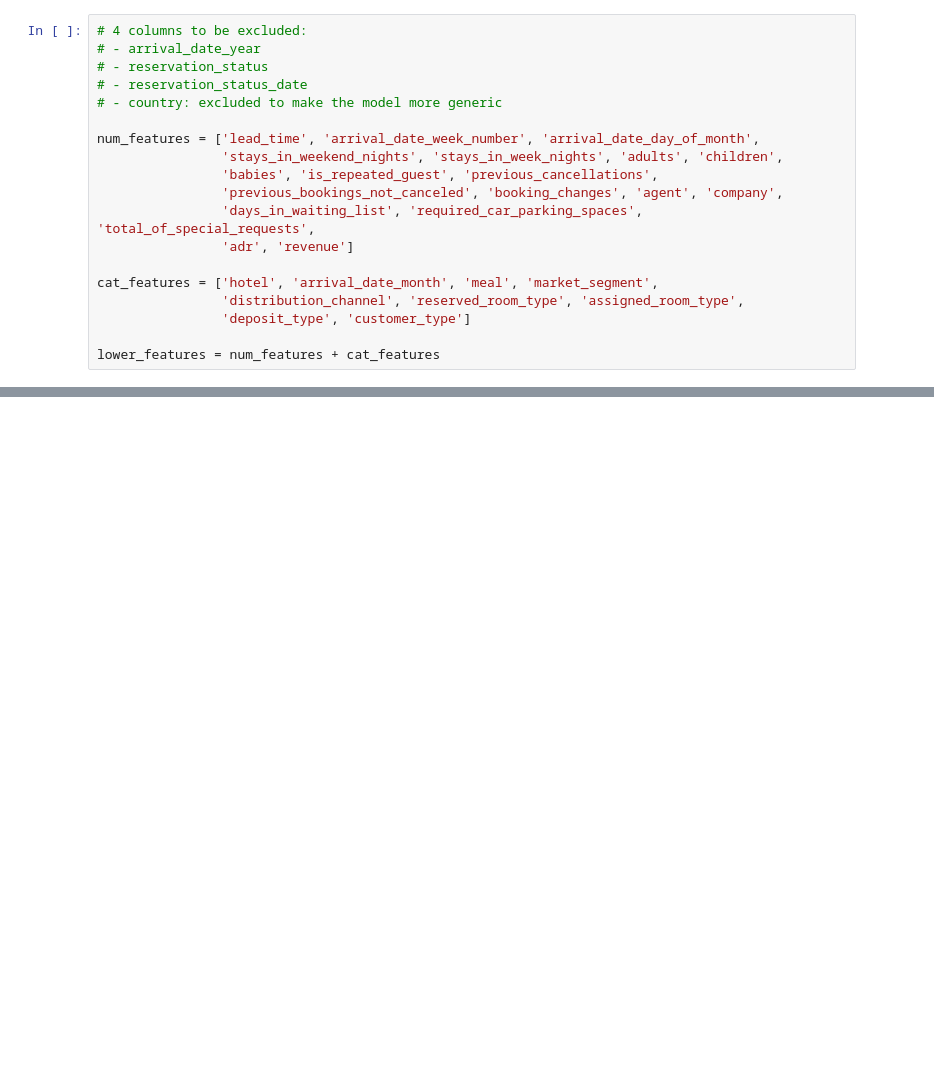
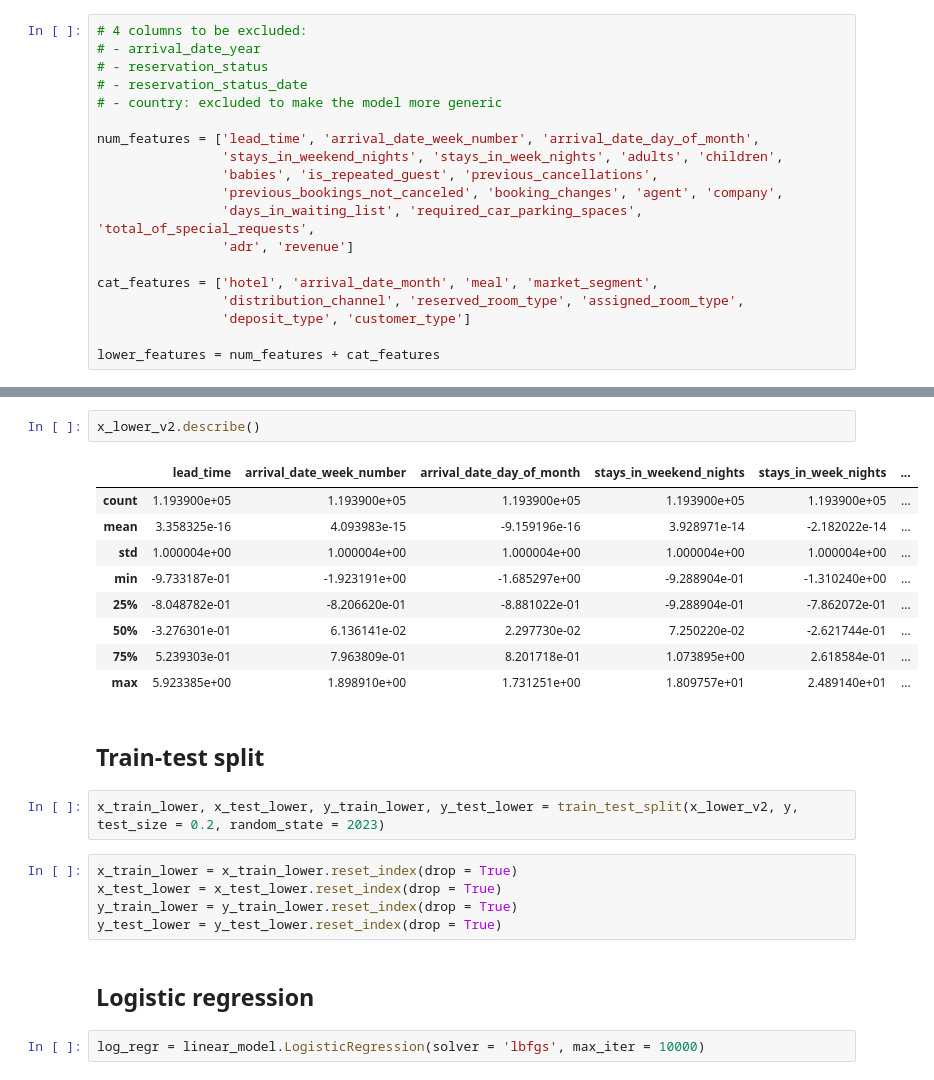
Before and after one commit to technocrat13/project_hospitality, a Jupyter notebook: AML_hospitality.ipynb, the cells around one changed output, grey strips where cells are left out. Cells and saved outputs as stored; diff of their text form; blank space fills up the shorter version.

Commit message:
Logistic regression

```diff
--- a/AML_hospitality.ipynb
+++ b/AML_hospitality.ipynb
@@ -288,0 +267,25 @@ x_train_lower_enc.head()
+# %%
+x_lower_v2.describe()
+# %% [output]
+|  | lead_time | arrival_date_week_number | arrival_date_day_of_month | stays_in_weekend_nights | stays_in_week_nights | ... |
+| count | 1.193900e+05 | 1.193900e+05 | 1.193900e+05 | 1.193900e+05 | 1.193900e+05 | ... |
+| mean | 3.358325e-16 | 4.093983e-15 | -9.159196e-16 | 3.928971e-14 | -2.182022e-14 | ... |
+| std | 1.000004e+00 | 1.000004e+00 | 1.000004e+00 | 1.000004e+00 | 1.000004e+00 | ... |
+| min | -9.733187e-01 | -1.923191e+00 | -1.685297e+00 | -9.288904e-01 | -1.310240e+00 | ... |
+| 25% | -8.048782e-01 | -8.206620e-01 | -8.881022e-01 | -9.288904e-01 | -7.862072e-01 | ... |
+| 50% | -3.276301e-01 | 6.136141e-02 | 2.297730e-02 | 7.250220e-02 | -2.621744e-01 | ... |
+| 75% | 5.239303e-01 | 7.963809e-01 | 8.201718e-01 | 1.073895e+00 | 2.618584e-01 | ... |
+| max | 5.923385e+00 | 1.898910e+00 | 1.731251e+00 | 1.809757e+01 | 2.489140e+01 | ... |
+# %% [markdown]
+## Train-test split
+# %%
+x_train_lower, x_test_lower, y_train_lower, y_test_lower = train_test_split(x_lower_v2, y, test_size = 0.2, random_state = 2023)
+# %%
+x_train_lower = x_train_lower.reset_index(drop = True)
+x_test_lower = x_test_lower.reset_index(drop = True)
+y_train_lower = y_train_lower.reset_index(drop = True)
+y_test_lower = y_test_lower.reset_index(drop = True)
+# %% [markdown]
+## Logistic regression
+# %%
+log_regr = linear_model.LogisticRegression(solver = 'lbfgs', max_iter = 10000)
```
Also changed, not shown: parts of 20 cells of this notebook.
